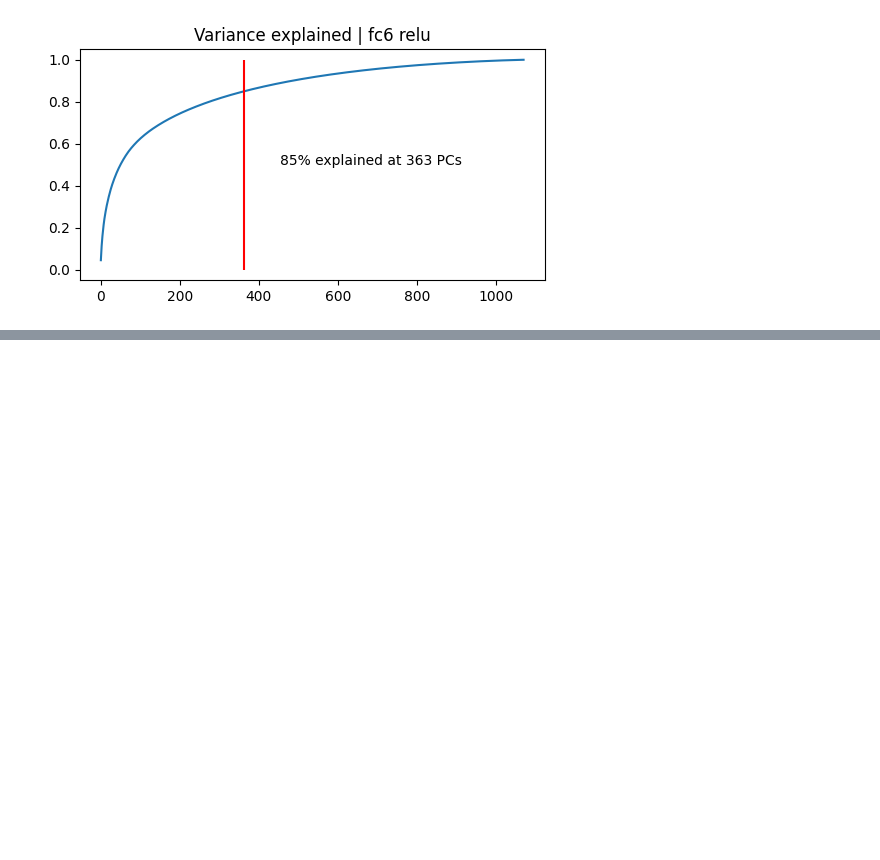
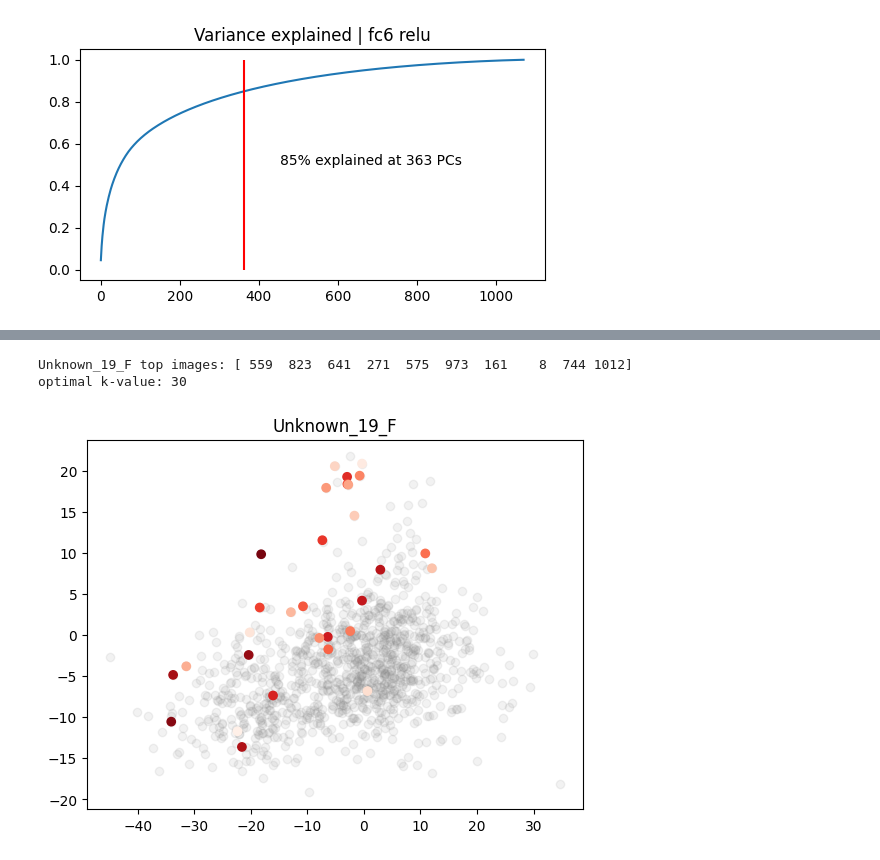
Before and after one commit to aimarvi/triplen, a Jupyter notebook: alexnet/pc_space.ipynb, the cells around one changed output, grey strips where cells are left out. Drawn from its saved outputs; the diff is of its cells as text; code cells hidden in the pictures; blank space fills up the shorter version.

```diff
--- a/alexnet/pc_space.ipynb
+++ b/alexnet/pc_space.ipynb
@@ -122,0 +168,22 @@ Text(0.5, 1.0, 'All images in localizer space')
+# %%
+for _roi in ROI_LIST:
+    scores = tut.landscape(dat, _roi)
+    order = np.argsort(scores)[::-1]
+
+    top_k = all_ks[_roi][0]
+    print(f'{_roi} top images: {order[:10]}')
+    print(f'optimal k-value: {top_k}')
+
+    top_imgs = Xz[order[:top_k], :]
+    Ztop = pca.transform(top_imgs)
+    fig,ax = plt.subplots(1,1)
+    ax.scatter(Zall[:, 0], Zall[:, 1], color='gray', alpha=0.1)
+    ax.scatter(Ztop[:, 0], Ztop[:, 1], color=sns.color_palette('Reds_r', len(Ztop)))
+    ax.set_title(f'{_roi}')
+    plt.show()
+
+    break
+# %% [output]
+Unknown_19_F top images: [ 559  823  641  271  575  973  161    8  744 1012]
+optimal k-value: 30
+[figure, added]
```
Also changed, not shown: parts of 4 cells of this notebook, 3 other files.
